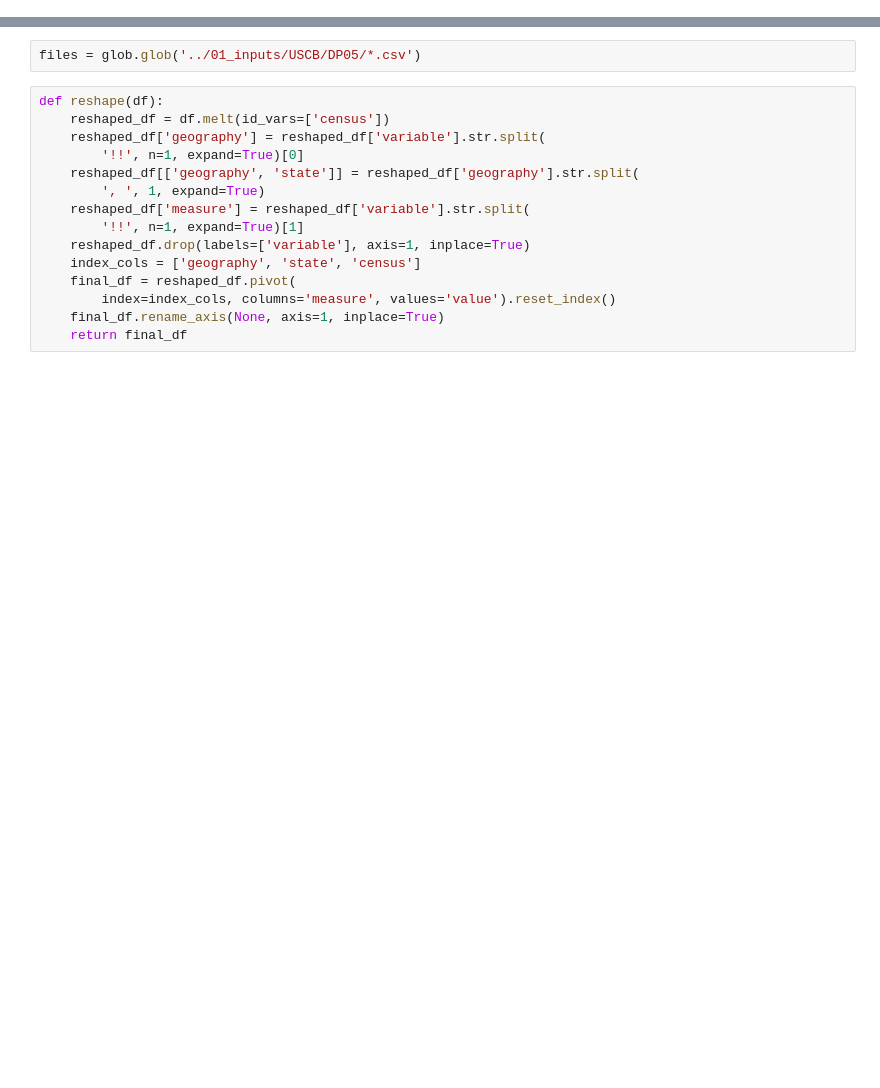
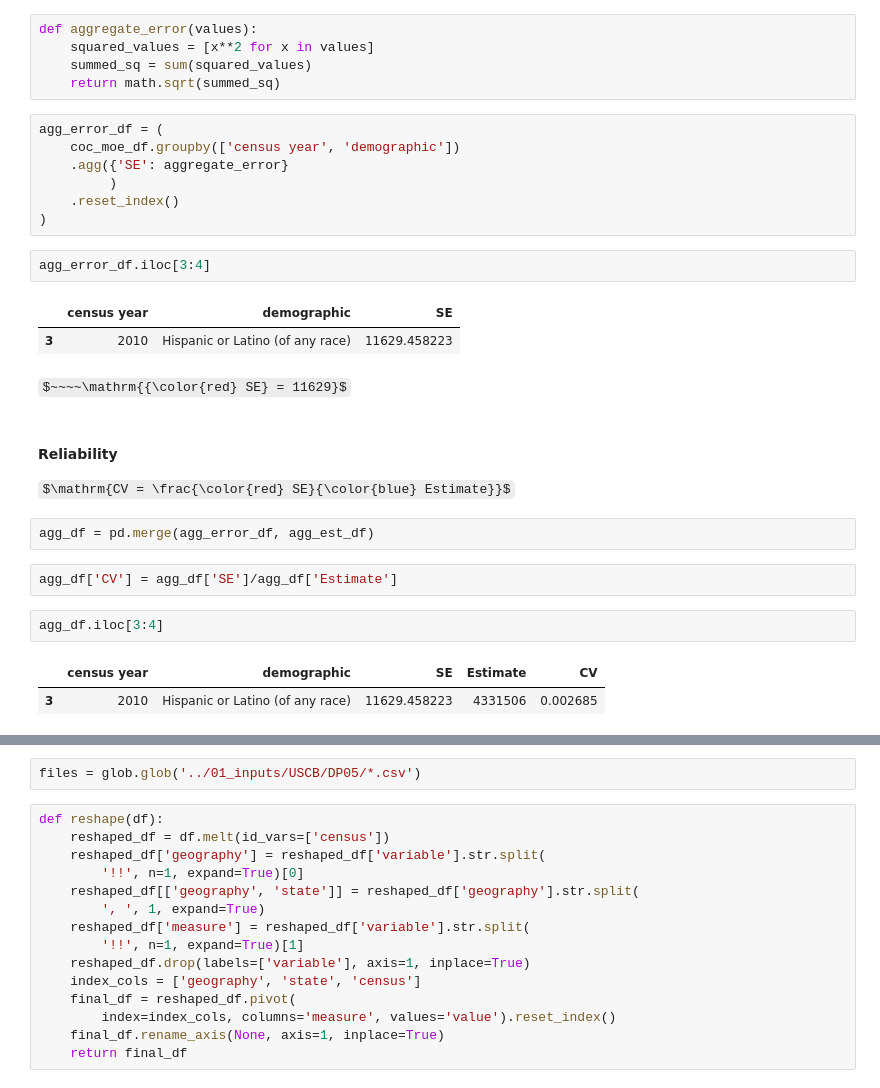
Before and after one commit to cirlabs/homelessness-arrest-data, a Jupyter notebook: US/02_clean/01_census_dp05.ipynb, the cells around one changed output, grey strips where cells are left out. Cells and saved outputs as stored; diff of their text form; some formulas as TeX source; blank space fills up the shorter version.

```diff
--- a/US/02_clean/01_census_dp05.ipynb
+++ b/US/02_clean/01_census_dp05.ipynb
@@ -7,0 +254,32 @@ import pandas as pd
+# %%
+def aggregate_error(values):
+    squared_values = [x**2 for x in values]
+    summed_sq = sum(squared_values)
+    return math.sqrt(summed_sq)
+# %%
+agg_error_df = (
+    coc_moe_df.groupby(['census year', 'demographic'])
+    .agg({'SE': aggregate_error}
+         )
+    .reset_index()
+)
+# %%
+agg_error_df.iloc[3:4]
+# %% [output]
+|  | census year | demographic | SE |
+| 3 | 2010 | Hispanic or Latino (of any race) | 11629.458223 |
+# %% [markdown]
+$~~~~\mathrm{{\color{red} SE} = 11629}$
+# %% [markdown]
+#### Reliability
+
+$\mathrm{CV = \frac{\color{red} SE}{\color{blue} Estimate}}$
+# %%
+agg_df = pd.merge(agg_error_df, agg_est_df)
+# %%
+agg_df['CV'] = agg_df['SE']/agg_df['Estimate']
+# %%
+agg_df.iloc[3:4]
+# %% [output]
+|  | census year | demographic | SE | Estimate | CV |
+| 3 | 2010 | Hispanic or Latino (of any race) | 11629.458223 | 4331506 | 0.002685 |
```
Also changed, not shown: parts of 74 cells of this notebook, 9 other files.
